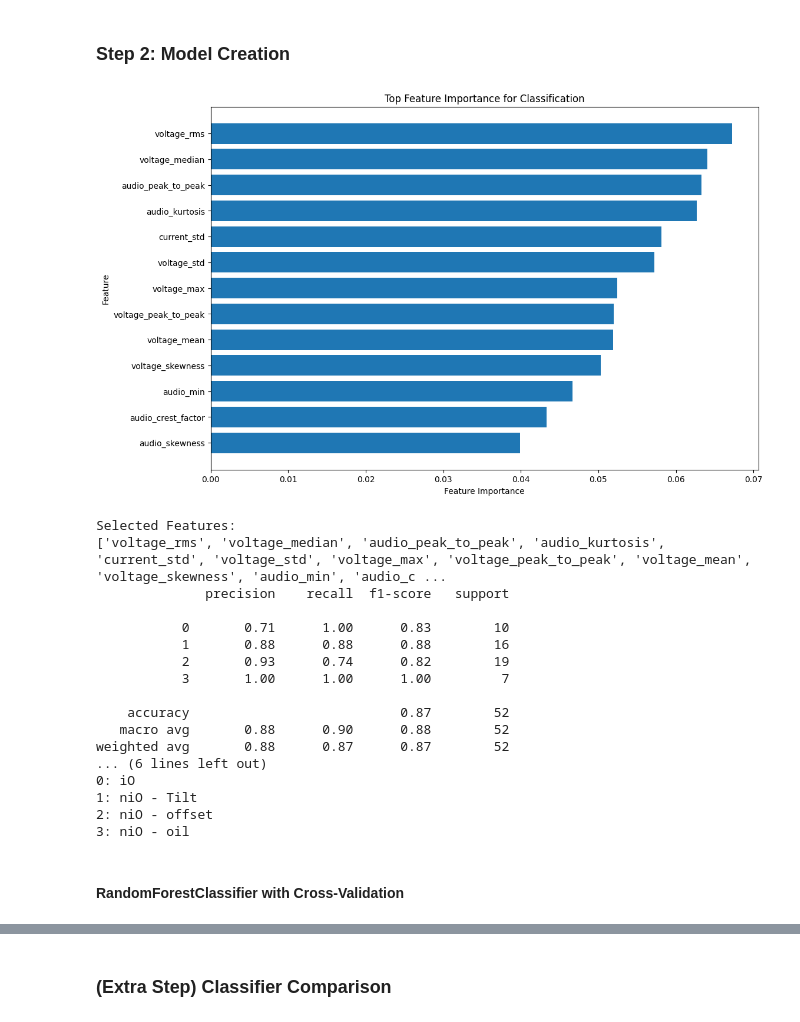
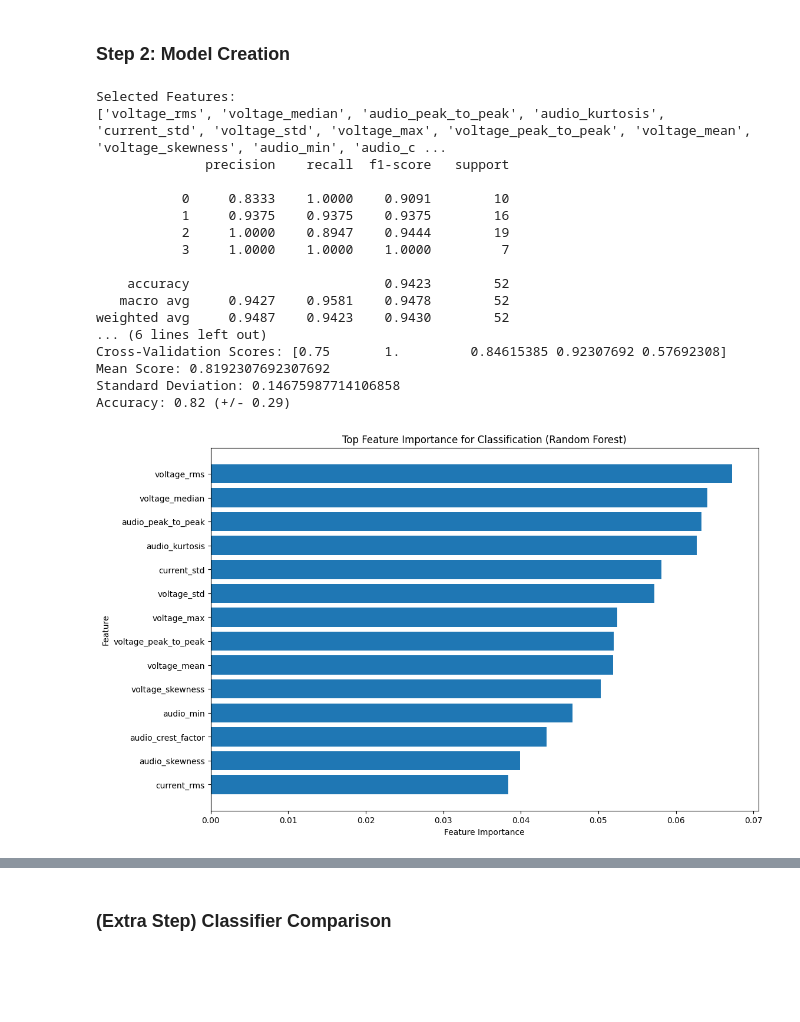
Before and after one commit to ngu-oli/AiInPE_GroupB, a Jupyter notebook: notebook.ipynb, the cells around one changed output, grey strips where cells are left out. Cells and saved outputs as stored; diff of their text form; code cells hidden in the pictures; blank space fills up the shorter version.

```diff
--- a/notebook.ipynb
+++ b/notebook.ipynb
@@ -82,39 +82,36 @@ Data saved to src/Data/0001_Database_with_features.xlsx
 # %%
 cleansed_data_filepath = 'src/Data/0001_Database_with_features.xlsx'
 evaluator = FeatureImportanceEvaluator(cleansed_data_filepath)
 evaluator.load_data()
 evaluator.preprocess_data()
 
 evaluator.train_model()
 evaluator.evaluate_feature_importance()
 
-no_of_features = 13
-
-# Plots the most important features selected by the RandomForest.
-evaluator.plot_feature_importance(no_of_features)
+no_of_features = 14
 
 evaluator.train_and_evaluate_top_features_model(top_n=no_of_features)
 evaluator.print_class_mapping()
 
 evaluator.cross_validate_model(cv=5)
+
+evaluator.plot_feature_importance_random_forest(no_of_features)
 # %% [output]
+Selected Features:
+['voltage_rms', 'voltage_median', 'audio_peak_to_peak', 'audio_kurtosis', 'current_std', 'voltage_std', 'voltage_max', 'voltage_peak_to_peak', 'voltage_mean', 'voltage_skewness', 'audio_min', 'audio_c ...
+              precision    recall  f1-score   support
+
+           0     0.8333    1.0000    0.9091        10
+           1     0.9375    0.9375    0.9375        16
+           2     1.0000    0.8947    0.9444        19
+           3     1.0000    1.0000    1.0000         7
+
+    accuracy                         0.9423        52
+   macro avg     0.9427    0.9581    0.9478        52
+weighted avg     0.9487    0.9423    0.9430        52
+... (6 lines left out)
+Cross-Validation Scores: [0.75       1.         0.84615385 0.92307692 0.57692308]
+Mean Score: 0.8192307692307692
+Standard Deviation: 0.14675987714106858
+Accuracy: 0.82 (+/- 0.29)
-[figure, old version]
+[figure, new version]
-Selected Features:
-['voltage_rms', 'voltage_median', 'audio_peak_to_peak', 'audio_kurtosis', 'current_std', 'voltage_std', 'voltage_max', 'voltage_peak_to_peak', 'voltage_mean', 'voltage_skewness', 'audio_min', 'audio_c ...
-              precision    recall  f1-score   support
-
-           0       0.71      1.00      0.83        10
-           1       0.88      0.88      0.88        16
-           2       0.93      0.74      0.82        19
-           3       1.00      1.00      1.00         7
-
-    accuracy                           0.87        52
-   macro avg       0.88      0.90      0.88        52
-weighted avg       0.88      0.87      0.87        52
-... (6 lines left out)
-0: iO
-1: niO - Tilt
-2: niO - offset
-3: niO - oil
-# %% [markdown]
-#### RandomForestClassifier with Cross-Validation
```
Also changed, not shown: parts of 4 cells of this notebook, 2 other files.
